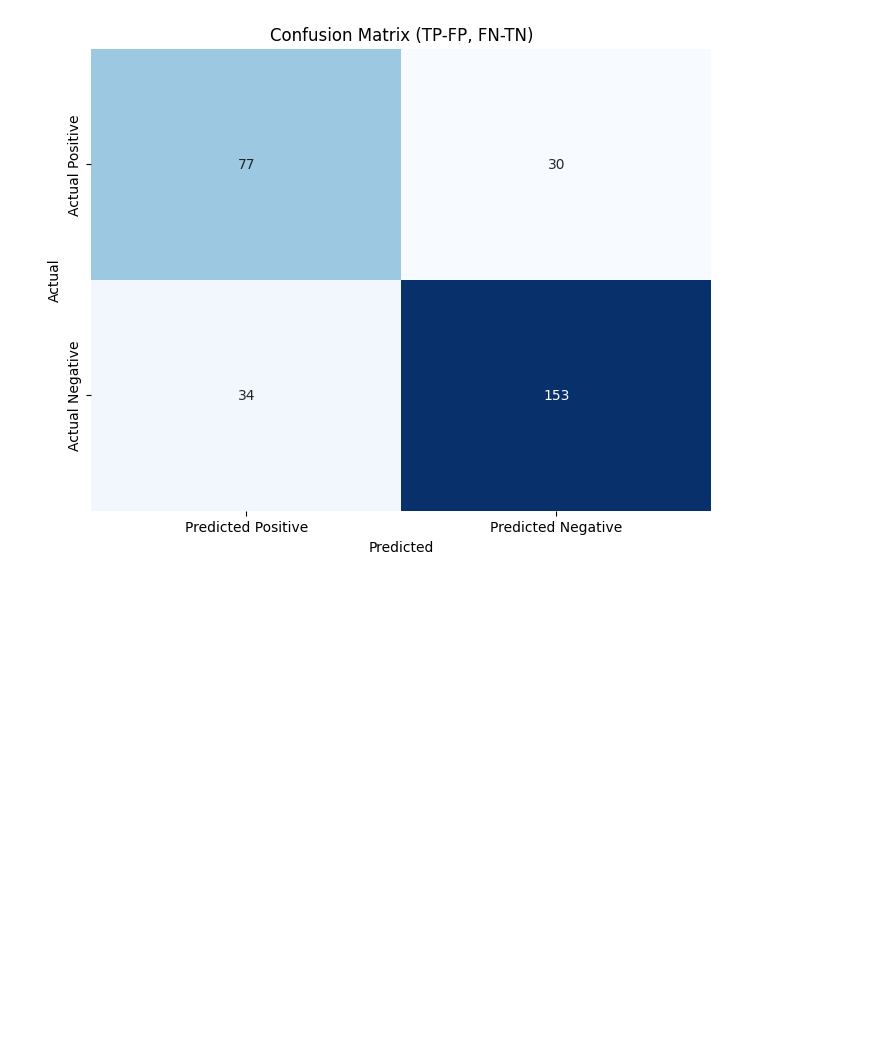
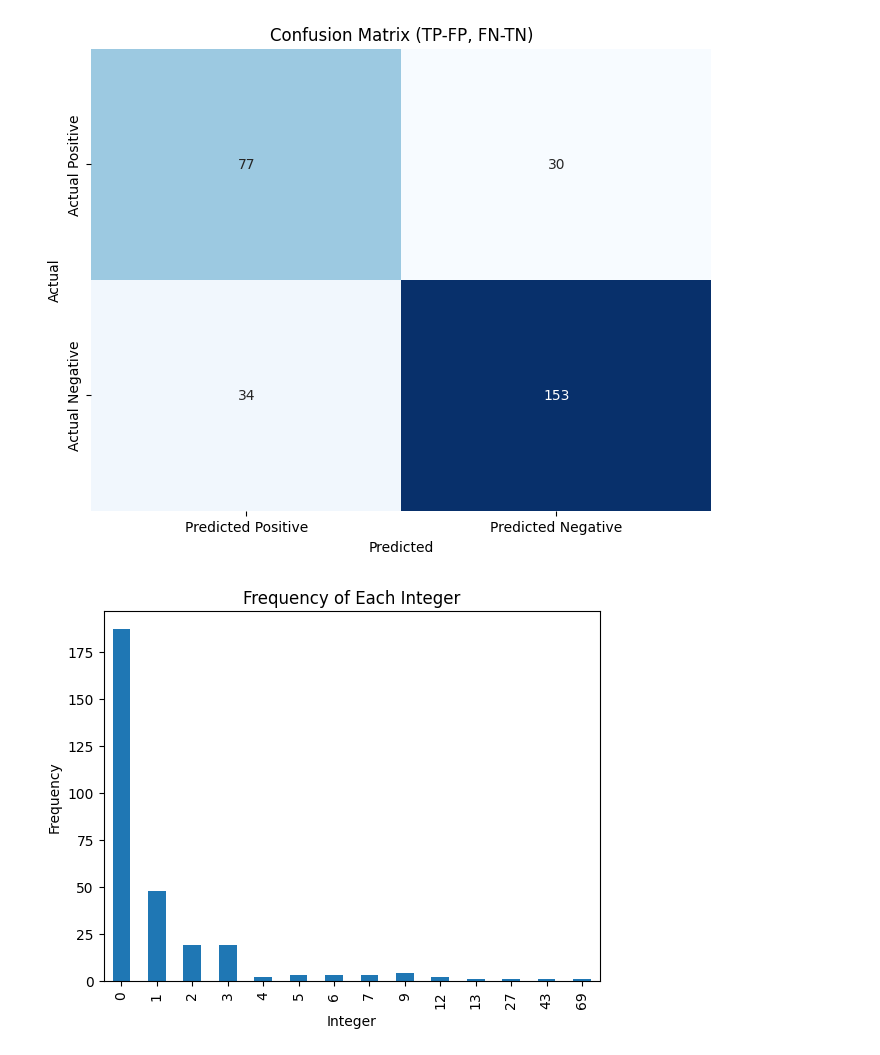
Before and after one commit to NandavardhanRadhakrishnan/Palisade, a Jupyter notebook: Confusion_matrix.ipynb, the cells around one changed output. Cells and saved outputs as stored; diff of their text form; code cells hidden in the pictures; blank space fills up the shorter version.

```diff
--- a/Confusion_matrix.ipynb
+++ b/Confusion_matrix.ipynb
@@ -74,3 +74,13 @@ plt.title('Confusion Matrix (TP-FP, FN-TN)')
 plt.show()
 # %% [output]
 [figure]
+# %%
+frequency = df['score'].value_counts()
+frequency=frequency.sort_index()
+frequency.plot(kind='bar')
+plt.xlabel('Integer')
+plt.ylabel('Frequency')
+plt.title('Frequency of Each Integer')
+plt.show()
+# %% [output]
+[figure, added]
```
Also changed, not shown: 3 other files.
